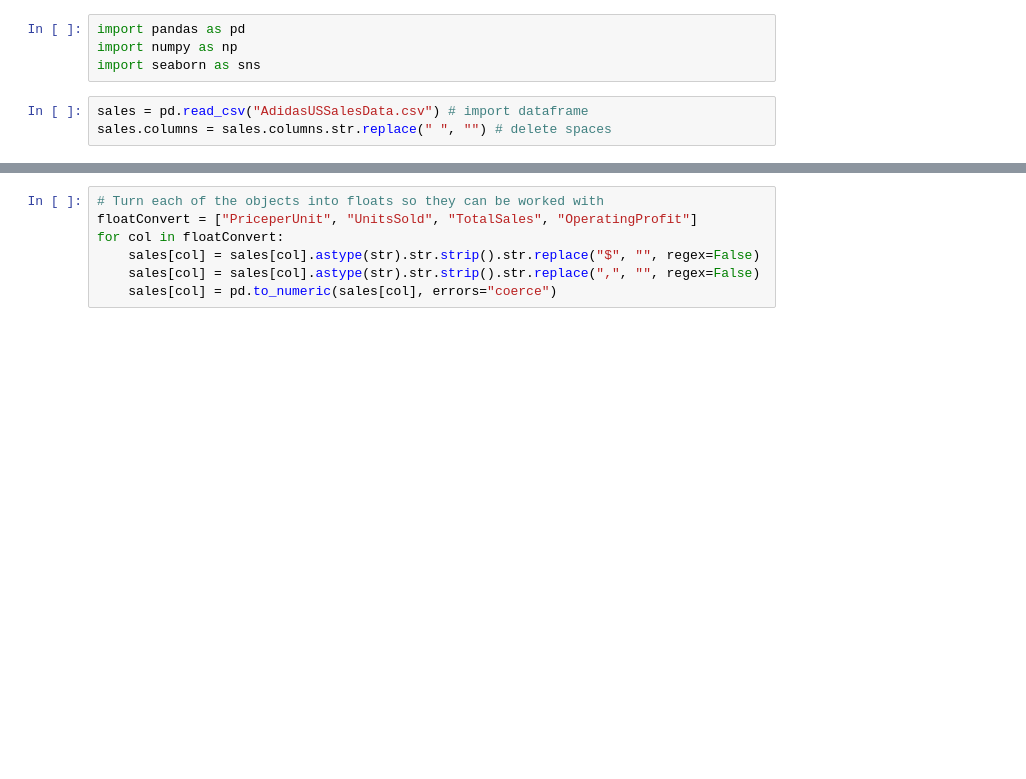
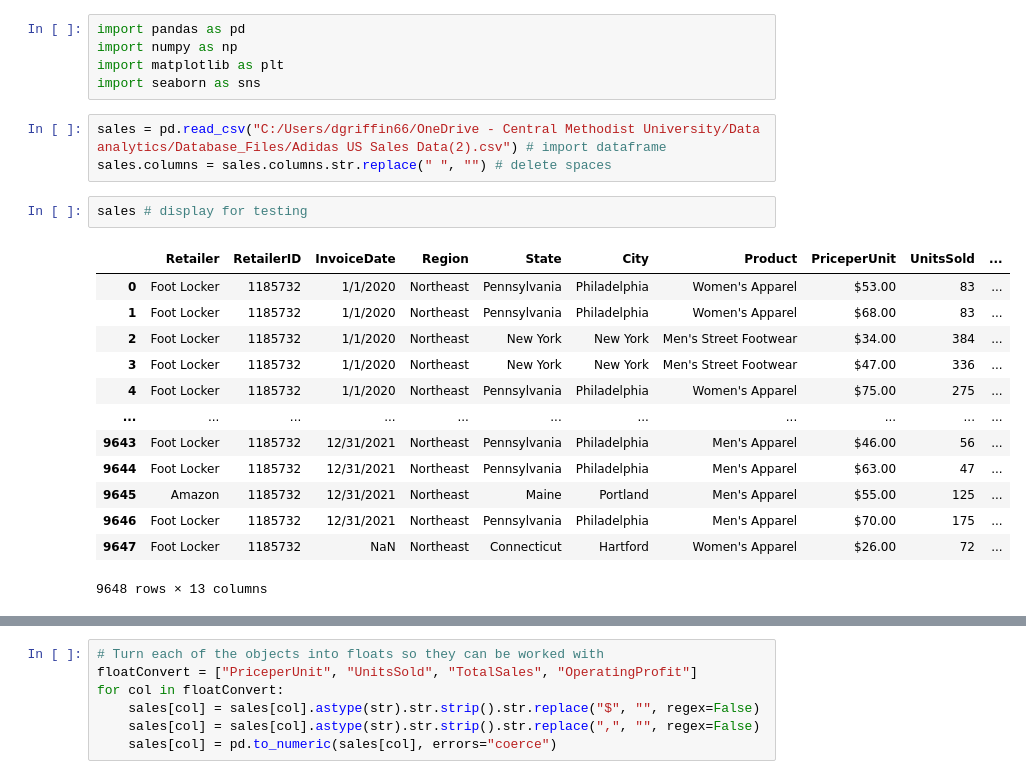
Before and after one commit to thegreatdon40/Final-Project-Data_Analytics, a Jupyter notebook: sales.ipynb, the cells around one changed output, grey strips where cells are left out. Cells and saved outputs as stored; diff of their text form; blank space fills up the shorter version.

```diff
--- a/sales.ipynb
+++ b/sales.ipynb
@@ -1,7 +1,24 @@
 # %%
 import pandas as pd
 import numpy as np
+import matplotlib as plt
 import seaborn as sns
 # %%
-sales = pd.read_csv("AdidasUSSalesData.csv") # import dataframe
+sales = pd.read_csv("C:/Users/dgriffin66/OneDrive - Central Methodist University/Data analytics/Database_Files/Adidas US Sales Data(2).csv") # import dataframe
 sales.columns = sales.columns.str.replace(" ", "") # delete spaces
+# %%
+sales # display for testing
+# %% [output]
+|  | Retailer | RetailerID | InvoiceDate | Region | State | City | Product | PriceperUnit | UnitsSold | ... |
+| 0 | Foot Locker | 1185732 | 1/1/2020 | Northeast | Pennsylvania | Philadelphia | Women's Apparel | $53.00 | 83 | ... |
+| 1 | Foot Locker | 1185732 | 1/1/2020 | Northeast | Pennsylvania | Philadelphia | Women's Apparel | $68.00 | 83 | ... |
+| 2 | Foot Locker | 1185732 | 1/1/2020 | Northeast | New York | New York | Men's Street Footwear | $34.00 | 384 | ... |
+| 3 | Foot Locker | 1185732 | 1/1/2020 | Northeast | New York | New York | Men's Street Footwear | $47.00 | 336 | ... |
+| 4 | Foot Locker | 1185732 | 1/1/2020 | Northeast | Pennsylvania | Philadelphia | Women's Apparel | $75.00 | 275 | ... |
+| ... | ... | ... | ... | ... | ... | ... | ... | ... | ... | ... |
+| 9643 | Foot Locker | 1185732 | 12/31/2021 | Northeast | Pennsylvania | Philadelphia | Men's Apparel | $46.00 | 56 | ... |
+| 9644 | Foot Locker | 1185732 | 12/31/2021 | Northeast | Pennsylvania | Philadelphia | Men's Apparel | $63.00 | 47 | ... |
+| 9645 | Amazon | 1185732 | 12/31/2021 | Northeast | Maine | Portland | Men's Apparel | $55.00 | 125 | ... |
+| 9646 | Foot Locker | 1185732 | 12/31/2021 | Northeast | Pennsylvania | Philadelphia | Men's Apparel | $70.00 | 175 | ... |
+| 9647 | Foot Locker | 1185732 | NaN | Northeast | Connecticut | Hartford | Women's Apparel | $26.00 | 72 | ... |
+9648 rows × 13 columns
```
Also changed, not shown: parts of 14 cells of this notebook.
